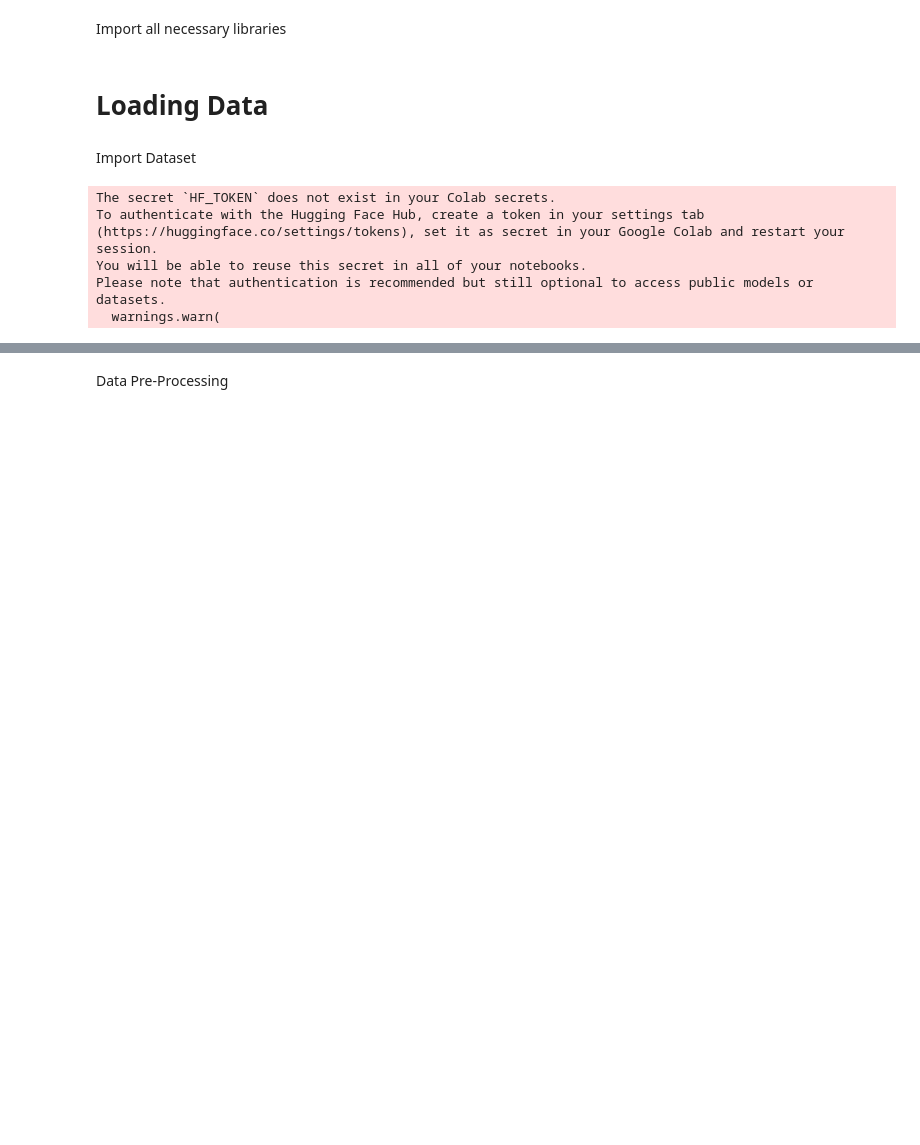
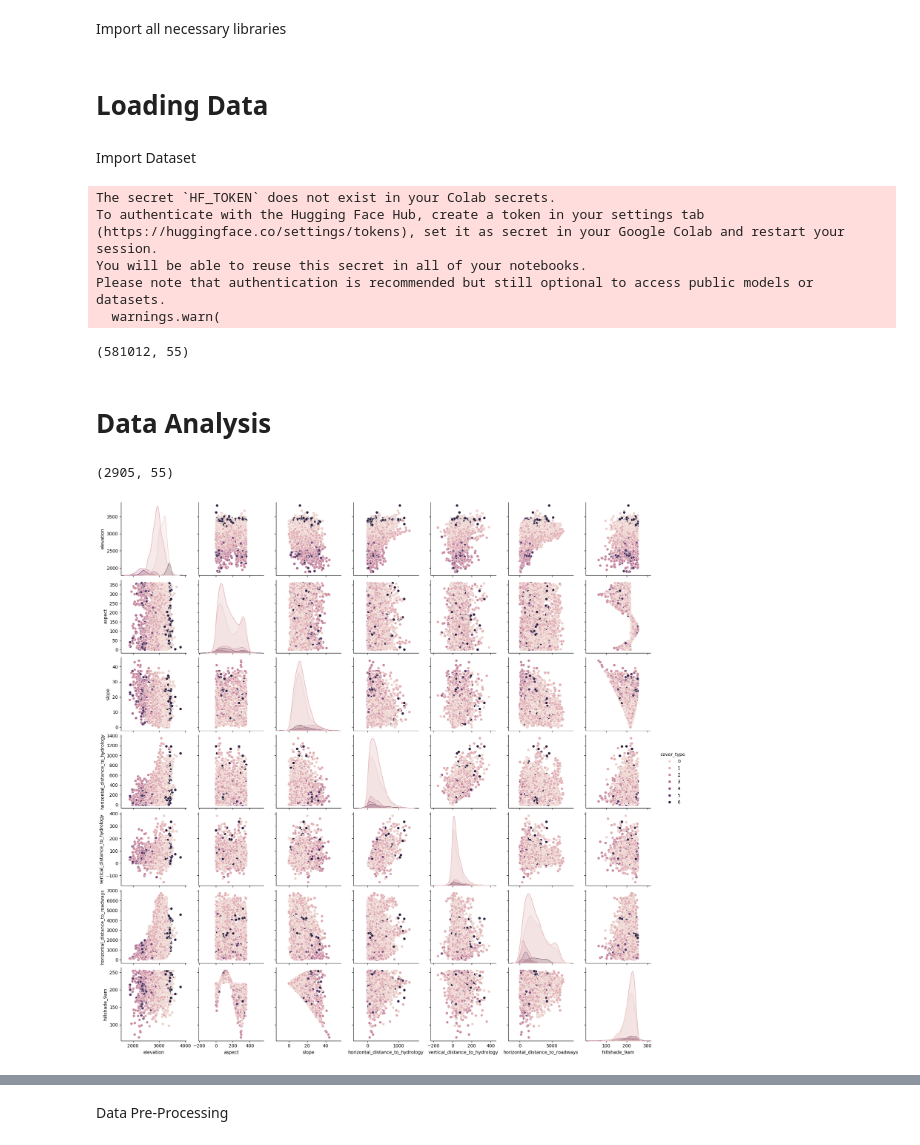
Before and after one commit to JaxDoge/CS6410, a Jupyter notebook: Group5Project.ipynb, the cells around one changed output, grey strips where cells are left out. Saved outputs shown, nothing was run; the diff lists cells and outputs as text; code cells hidden in the pictures; blank space fills up the shorter version.

```diff
--- a/Group5Project.ipynb
+++ b/Group5Project.ipynb
@@ -68,7 +69,22 @@ seed = 123
 cv_fold = 3
 
 df_new = dataset.to_pandas()
-df_new.head()
+
 
 # Drop rows if responsor is missing
 df_new = df_new.dropna(subset=['cover_type'])
+df_new.shape
+# %% [output]
+(581012, 55)
+# %% [markdown]
+# Data Analysis
+# %%
+# prompt: Plotting attributes variables relation to  covertype
+# Plot the attributes variables relation to covertype
+plot_df_new = df_new.sample(frac = 0.005)
+print(plot_df_new.shape)
+sns.pairplot(plot_df_new.iloc[:, [0,1,2,3,4,5,6,54]], hue="cover_type")
+plt.show()
+# %% [output]
+(2905, 55)
+[figure, added]
```
Also changed, not shown: parts of 27 cells of this notebook.
